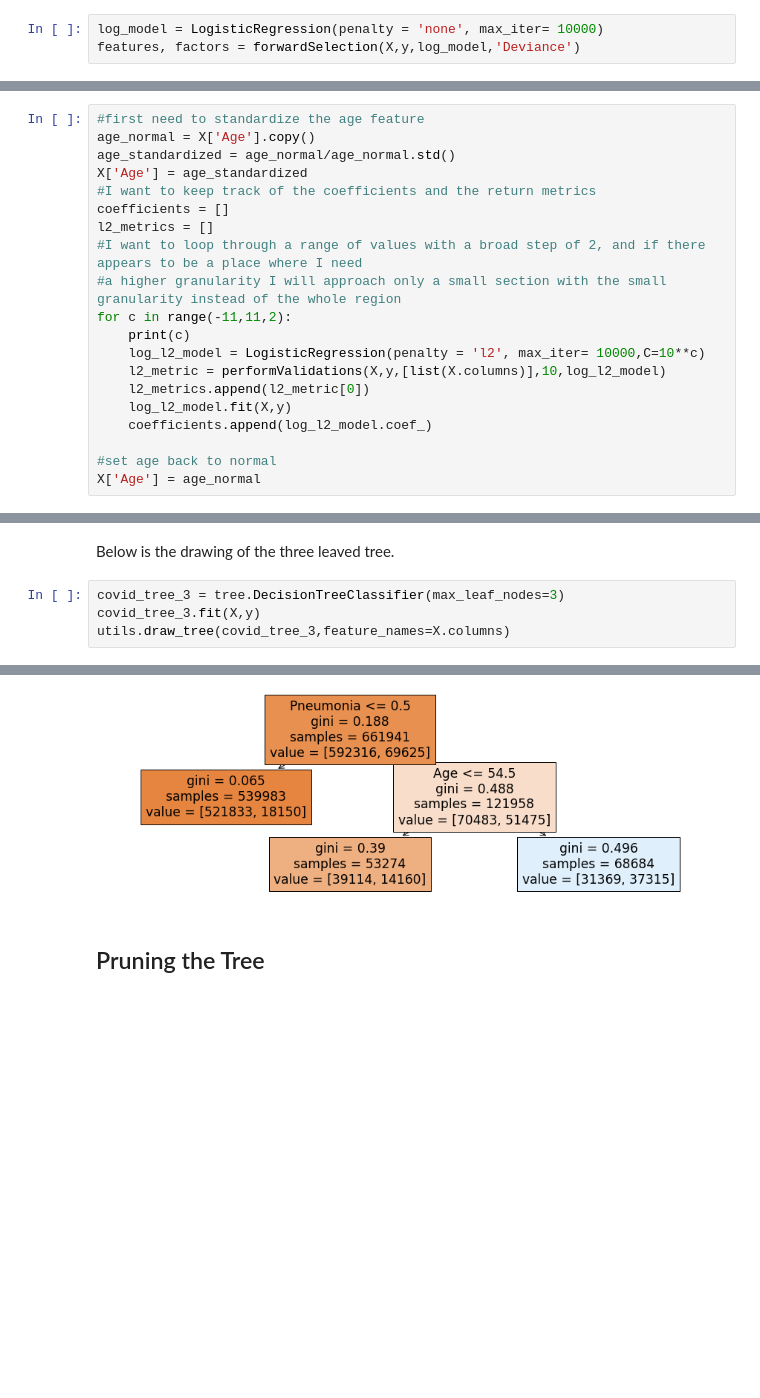
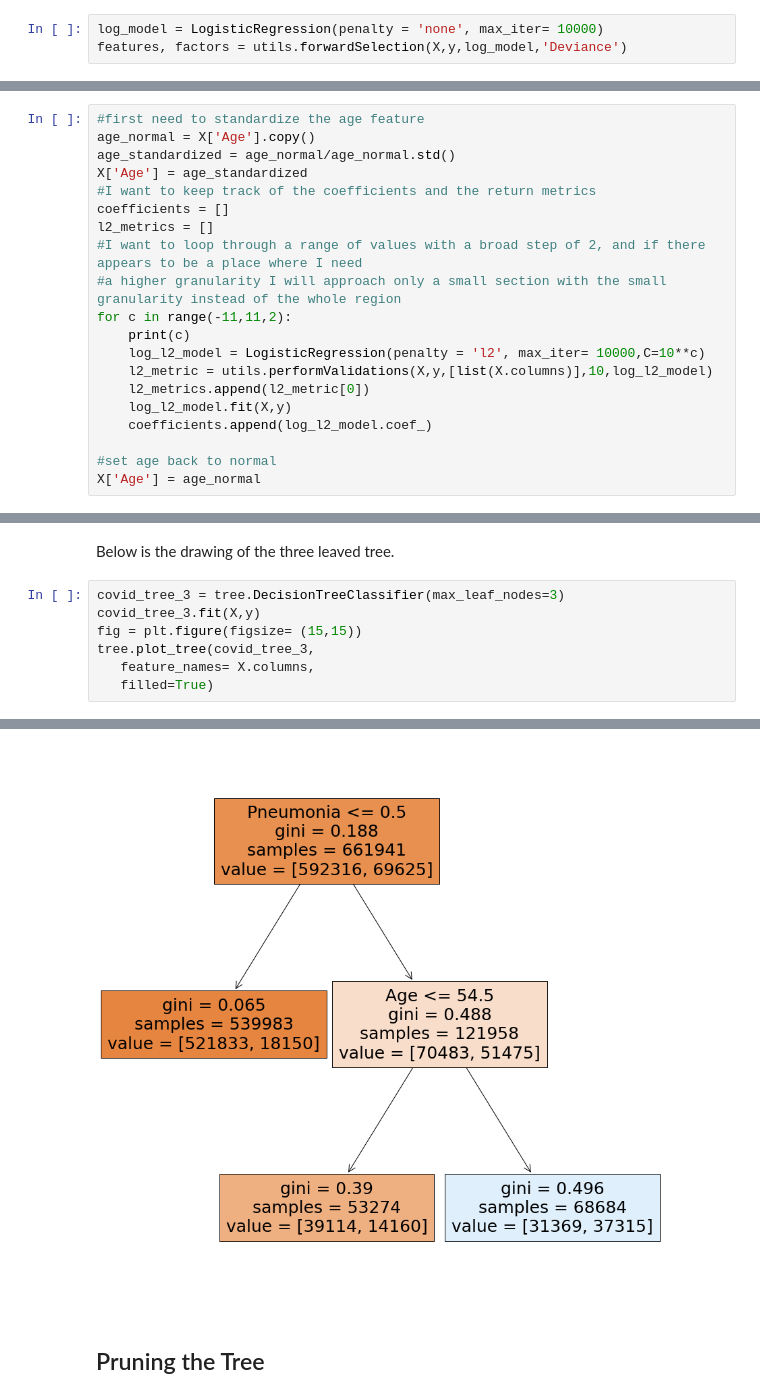
Before and after one commit to harperd17/COVID-Death-Rates, a Jupyter notebook: Notebooks/Final_Classification_Modelling.ipynb, the cells around one changed output, grey strips where cells are left out. Saved outputs shown, nothing was run; the diff lists cells and outputs as text; blank space fills up the shorter version.

```diff
--- a/Notebooks/Final_Classification_Modelling.ipynb
+++ b/Notebooks/Final_Classification_Modelling.ipynb
@@ -105,7 +37,7 @@ def getMetricSummaries(metrics):
 ## Performing Forward Stepwise Selection of Variables
 # %%
 log_model = LogisticRegression(penalty = 'none', max_iter= 10000)
-features, factors = forwardSelection(X,y,log_model,'Deviance')
+features, factors = utils.forwardSelection(X,y,log_model,'Deviance')
 # %% [markdown]
 The cell above took multiple hours to run, so below I am writing the output to a csv file so I don't have to run the above cell again.
 # %%
@@ -279,7 +211,7 @@ l2_metrics = []
 for c in range(-11,11,2):
     print(c)
     log_l2_model = LogisticRegression(penalty = 'l2', max_iter= 10000,C=10**c)
-    l2_metric = performValidations(X,y,[list(X.columns)],10,log_l2_model)
+    l2_metric = utils.performValidations(X,y,[list(X.columns)],10,log_l2_model)
     l2_metrics.append(l2_metric[0])
     log_l2_model.fit(X,y)
     coefficients.append(log_l2_model.coef_)
@@ -449,5 +381,8 @@ Below is the drawing of the three leaved tree.
 # %%
 covid_tree_3 = tree.DecisionTreeClassifier(max_leaf_nodes=3)
 covid_tree_3.fit(X,y)
-utils.draw_tree(covid_tree_3,feature_names=X.columns)
+fig = plt.figure(figsize= (15,15))
+tree.plot_tree(covid_tree_3,
+   feature_names= X.columns,
+   filled=True)
 # %% [output]
@@ -454,4 +394,4 @@ utils.draw_tree(covid_tree_3,feature_names=X.columns)
-[figure, old version]
+[figure, new version]
 # %% [markdown]
 ## Pruning the Tree
 # %%
```
Also changed, not shown: parts of 14 cells of this notebook, 2 other files.
